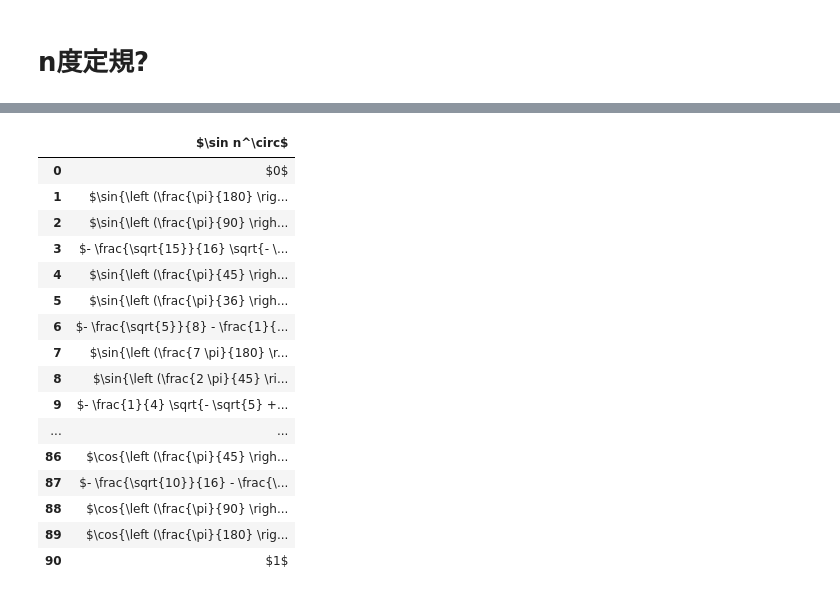
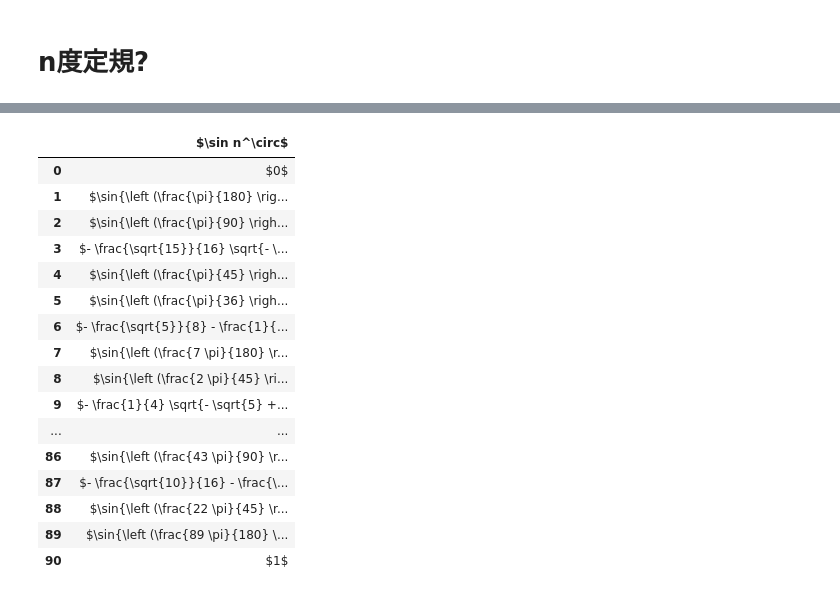
Before and after one commit to aidatorajiro/ipynb-docs, a Jupyter notebook: shining sine/Untitled.ipynb, the cells around one changed output, grey strips where cells are left out. Drawn from its saved outputs; the diff is of its cells as text; code cells hidden in the pictures.

```diff
--- a/shining sine/Untitled.ipynb
+++ b/shining sine/Untitled.ipynb
@@ -147,22 +53,34 @@ import pandas as pd
 pd.set_option('display.max_rows', len(formulas))
 pd.set_option('max_colwidth', 3000)
 df = pd.DataFrame({"$\sin n^\circ$": list(map(lambda x: "$" + latex(x) + "$", formulas))})
-df.style.apply(lambda x: ['background-color: rgb(' + str(240 - len(formulas[x.name].args)*10) + ', ' + str(255 - len(formulas[x.name].args)*3) + ', 255)'] if type(formulas[x.name]) != sin and type(formulas[x.name]) != cos else ['background-color: #ffefe0'], axis=1)
-# %% [output]
-|  | $\sin n^\circ$ |
-| 0 | $0$ |
-| 1 | $\sin{\left (\frac{\pi}{180} \rig... |
-| 2 | $\sin{\left (\frac{\pi}{90} \righ... |
-| 3 | $- \frac{\sqrt{15}}{16} \sqrt{- \... |
-| 4 | $\sin{\left (\frac{\pi}{45} \righ... |
-| 5 | $\sin{\left (\frac{\pi}{36} \righ... |
-| 6 | $- \frac{\sqrt{5}}{8} - \frac{1}{... |
-| 7 | $\sin{\left (\frac{7 \pi}{180} \r... |
-| 8 | $\sin{\left (\frac{2 \pi}{45} \ri... |
-| 9 | $- \frac{1}{4} \sqrt{- \sqrt{5} +... |
-| ... | ... |
-| 86 | $\cos{\left (\frac{\pi}{45} \righ... |
-| 87 | $- \frac{\sqrt{10}}{16} - \frac{\... |
-| 88 | $\cos{\left (\frac{\pi}{90} \righ... |
-| 89 | $\cos{\left (\frac{\pi}{180} \rig... |
-| 90 | $1$ |
+# %%
+import math
+
+def applyfunc(x):
+    if root_only_latex(x.iloc[0]):
+        l = len(x.iloc[0])
+        r = math.floor(240 - l/3)
+        g = math.floor(255 - l/10)
+        return ['background-color: rgb(' + str(r) + ', ' + str(g) + ', 255)']
+    else:
+        return ['background-color: #ffefe0']
+
+df.style.apply(applyfunc, axis=1)
+# %% [output]
+|  | $\sin n^\circ$ |
+| 0 | $0$ |
+| 1 | $\sin{\left (\frac{\pi}{180} \rig... |
+| 2 | $\sin{\left (\frac{\pi}{90} \righ... |
+| 3 | $- \frac{\sqrt{15}}{16} \sqrt{- \... |
+| 4 | $\sin{\left (\frac{\pi}{45} \righ... |
+| 5 | $\sin{\left (\frac{\pi}{36} \righ... |
+| 6 | $- \frac{\sqrt{5}}{8} - \frac{1}{... |
+| 7 | $\sin{\left (\frac{7 \pi}{180} \r... |
+| 8 | $\sin{\left (\frac{2 \pi}{45} \ri... |
+| 9 | $- \frac{1}{4} \sqrt{- \sqrt{5} +... |
+| ... | ... |
+| 86 | $\sin{\left (\frac{43 \pi}{90} \r... |
+| 87 | $- \frac{\sqrt{10}}{16} - \frac{\... |
+| 88 | $\sin{\left (\frac{22 \pi}{45} \r... |
+| 89 | $\sin{\left (\frac{89 \pi}{180} \... |
+| 90 | $1$ |
```
Also changed, not shown: parts of 9 cells of this notebook, 13 other files.
